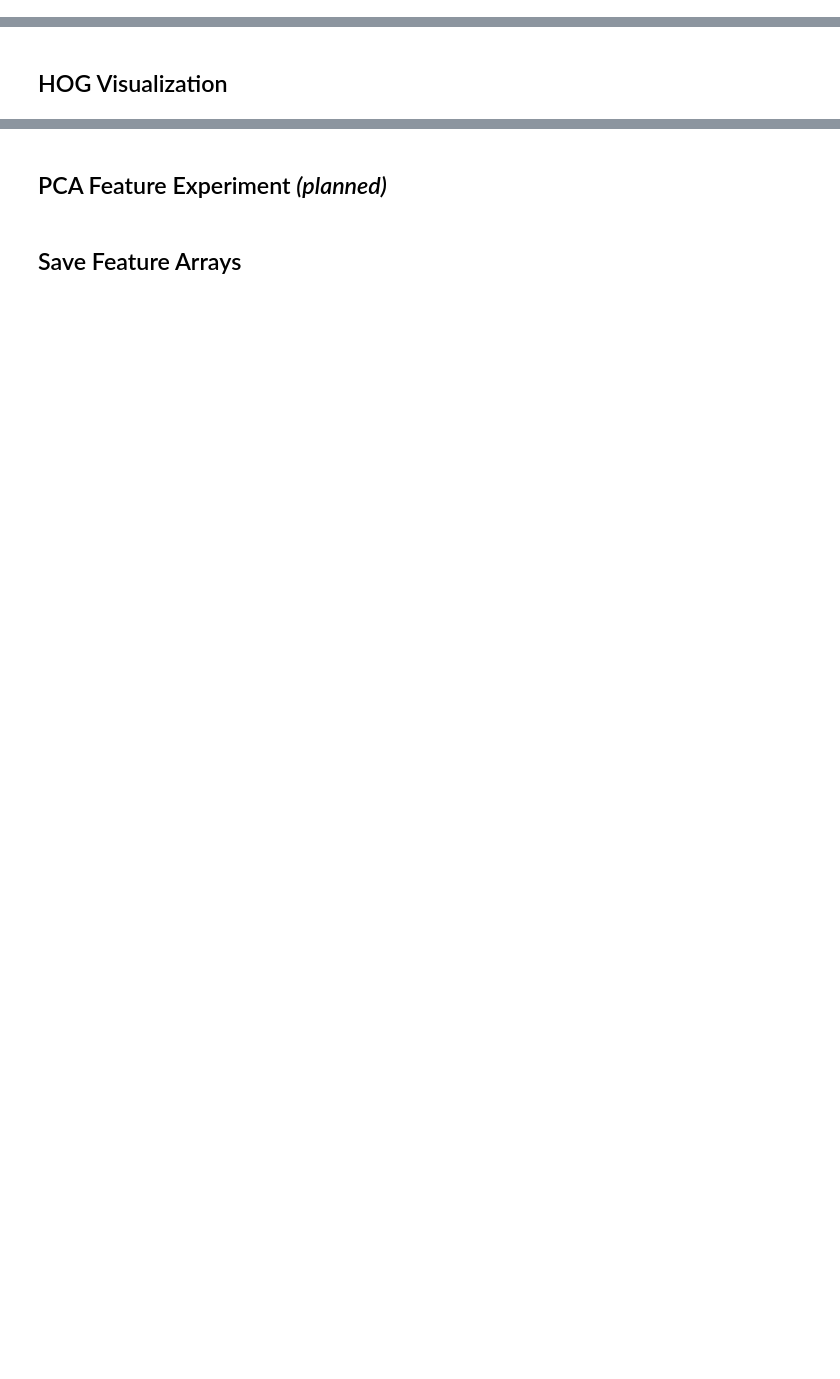
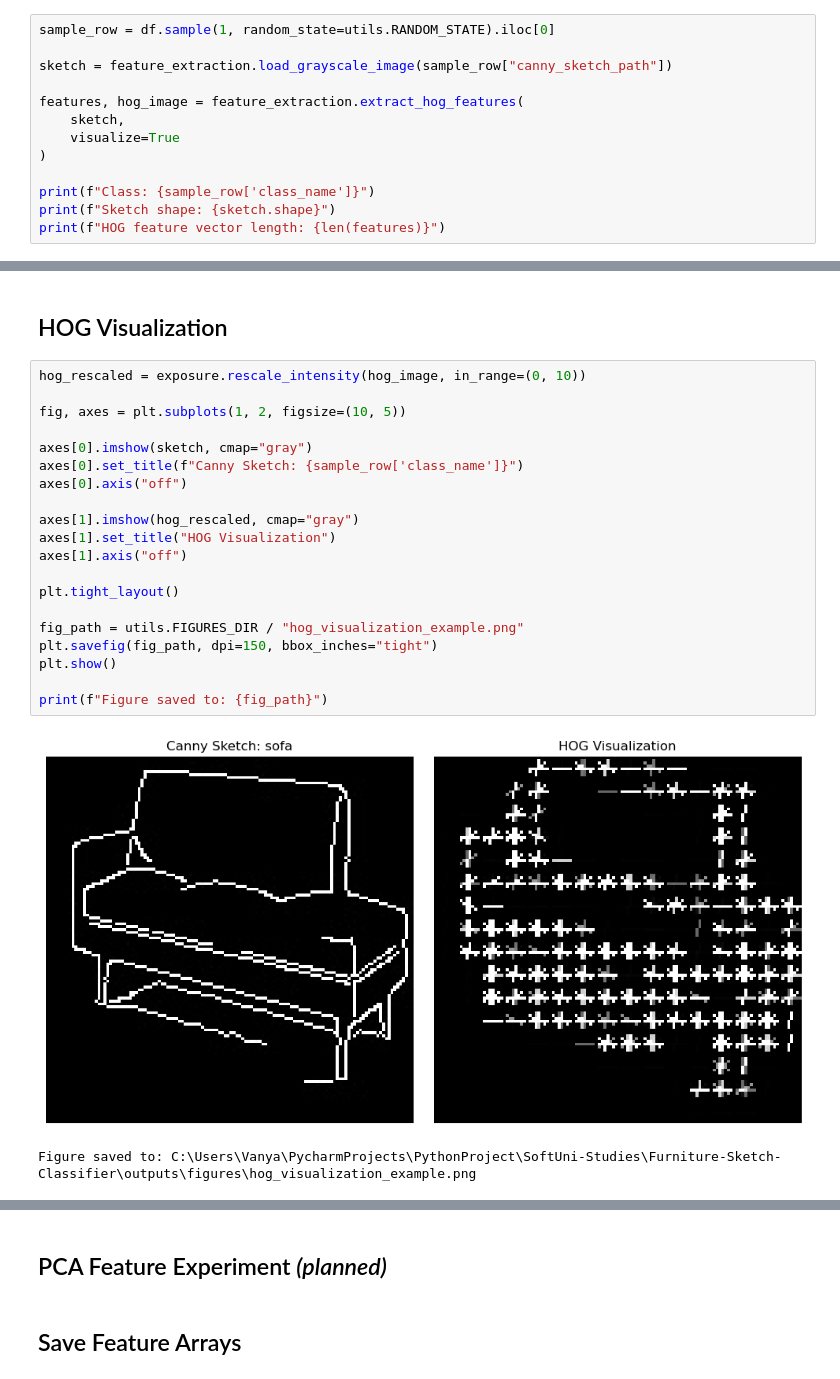
Before and after one commit to Vanya2307/Furniture-Sketch-Classifier, a Jupyter notebook: notebooks/03_feature_extraction.ipynb, the cells around one changed output, grey strips where cells are left out. Drawn from its saved outputs; the diff is of its cells as text; blank space fills up the shorter version.

Commit message:
Extract HOG features from sketch dataset

```diff
--- a/notebooks/03_feature_extraction.ipynb
+++ b/notebooks/03_feature_extraction.ipynb
@@ -128,0 +141,13 @@ This confirms that the feature extraction stage can proceed using the saved sket
+# %%
+sample_row = df.sample(1, random_state=utils.RANDOM_STATE).iloc[0]
+
+sketch = feature_extraction.load_grayscale_image(sample_row["canny_sketch_path"])
+
+features, hog_image = feature_extraction.extract_hog_features(
+    sketch,
+    visualize=True
+)
+
+print(f"Class: {sample_row['class_name']}")
+print(f"Sketch shape: {sketch.shape}")
+print(f"HOG feature vector length: {len(features)}")
@@ -129,2 +229,25 @@ This confirms that the feature extraction stage can proceed using the saved sket
 # %% [markdown]
 ## HOG Visualization
+# %%
+hog_rescaled = exposure.rescale_intensity(hog_image, in_range=(0, 10))
+
+fig, axes = plt.subplots(1, 2, figsize=(10, 5))
+
+axes[0].imshow(sketch, cmap="gray")
+axes[0].set_title(f"Canny Sketch: {sample_row['class_name']}")
+axes[0].axis("off")
+
+axes[1].imshow(hog_rescaled, cmap="gray")
+axes[1].set_title("HOG Visualization")
+axes[1].axis("off")
+
+plt.tight_layout()
+
+fig_path = utils.FIGURES_DIR / "hog_visualization_example.png"
+plt.savefig(fig_path, dpi=150, bbox_inches="tight")
+plt.show()
+
+print(f"Figure saved to: {fig_path}")
+# %% [output]
+[figure, added]
+Figure saved to: C:\Users\Vanya\PycharmProjects\PythonProject\SoftUni-Studies\Furniture-Sketch-Classifier\outputs\figures\hog_visualization_example.png
```
Also changed, not shown: parts of 18 cells of this notebook, 3 other files.
